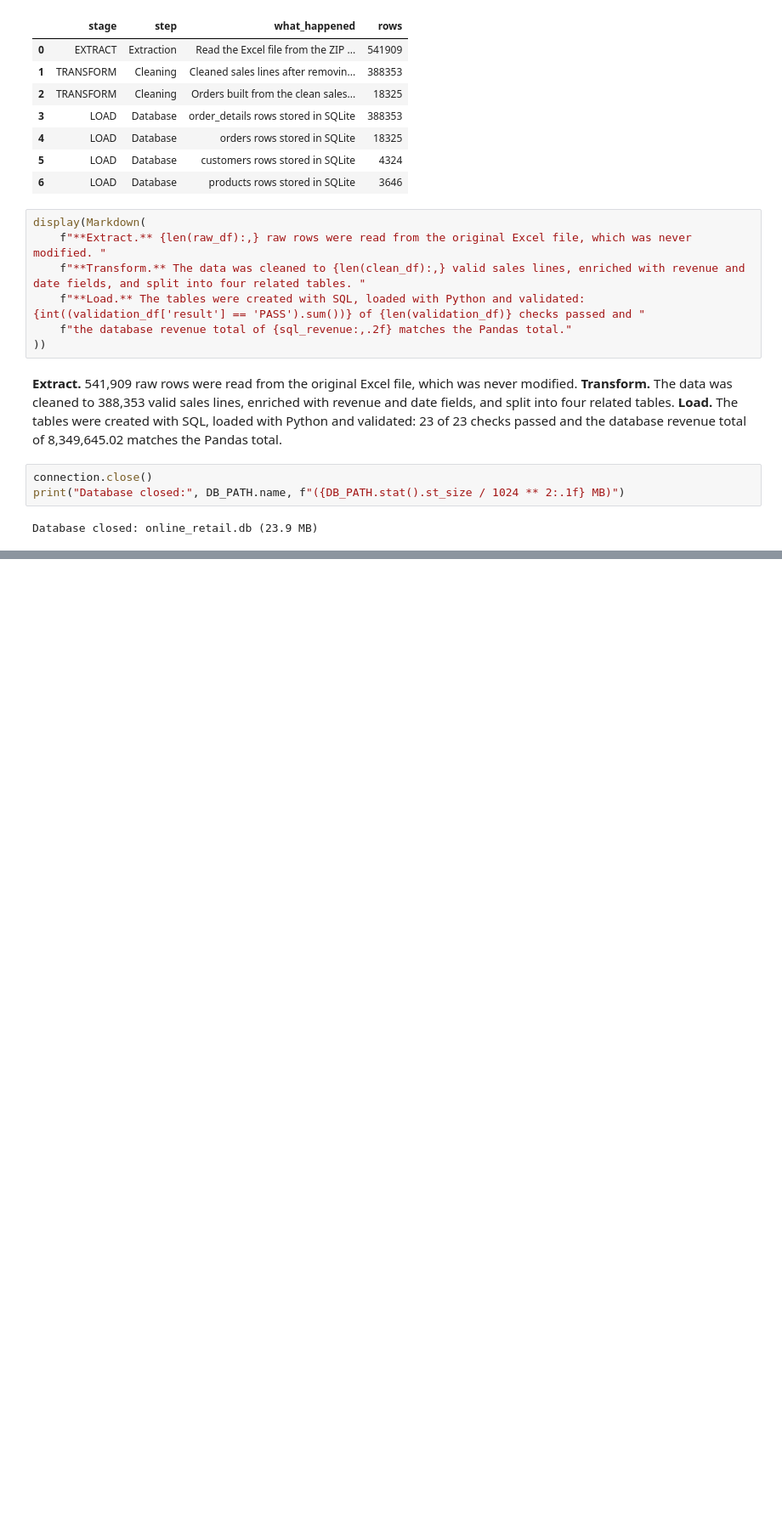
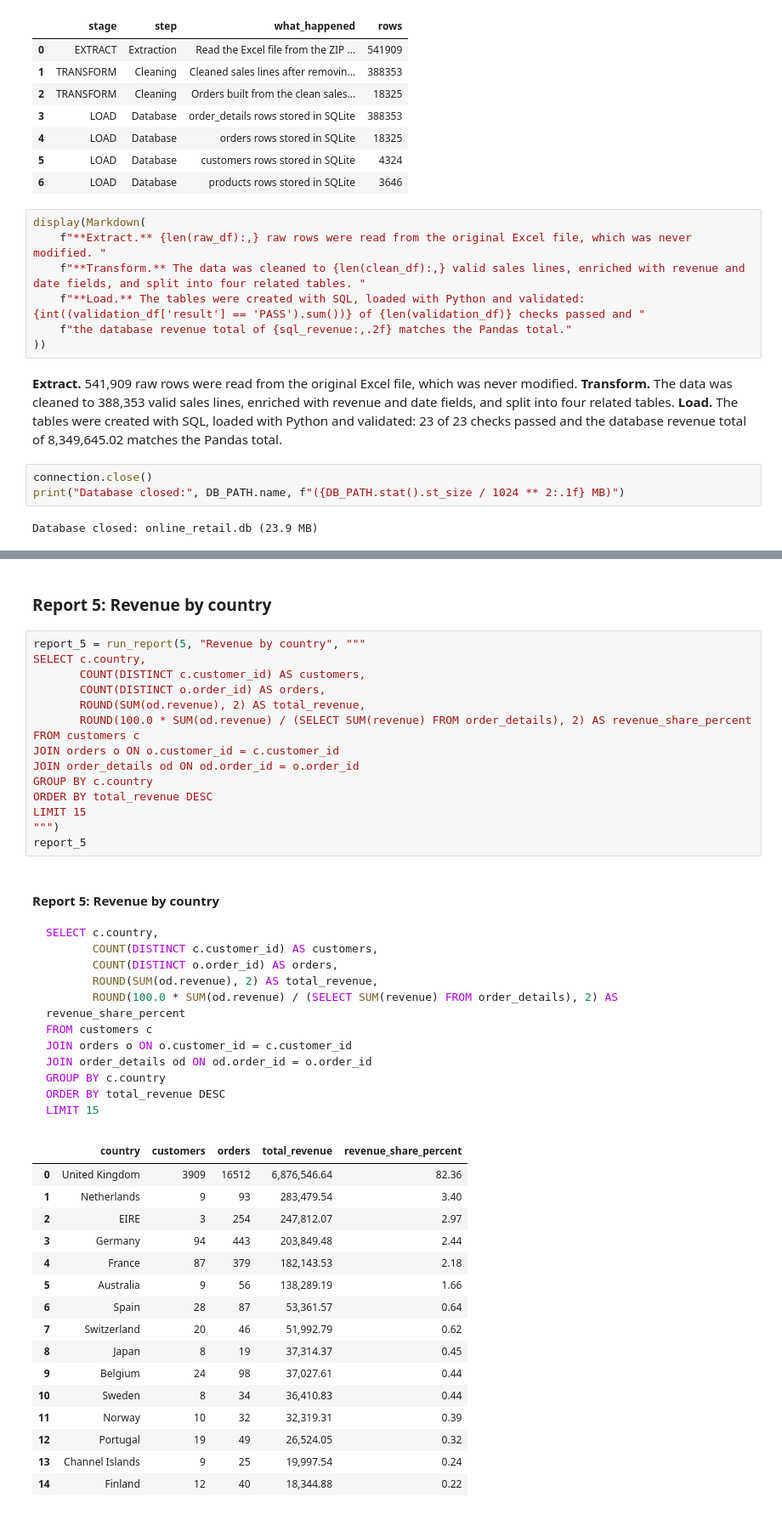
Before and after one commit to Sadveek/Data_python, a Jupyter notebook: Project_Retail.ipynb, the cells around one changed output, grey strips where cells are left out. Shown at 85% size. Saved outputs shown, nothing was run; the diff lists cells and outputs as text; blank space fills up the shorter version.

````diff
--- a/Project_Retail.ipynb
+++ b/Project_Retail.ipynb
@@ -2868,0 +3181,49 @@ Loaded Database
+# %% [markdown]
+### Report 5: Revenue by country
+# %%
+report_5 = run_report(5, "Revenue by country", """
+SELECT c.country,
+       COUNT(DISTINCT c.customer_id) AS customers,
+       COUNT(DISTINCT o.order_id) AS orders,
+       ROUND(SUM(od.revenue), 2) AS total_revenue,
+       ROUND(100.0 * SUM(od.revenue) / (SELECT SUM(revenue) FROM order_details), 2) AS revenue_share_percent
+FROM customers c
+JOIN orders o ON o.customer_id = c.customer_id
+JOIN order_details od ON od.order_id = o.order_id
+GROUP BY c.country
+ORDER BY total_revenue DESC
+LIMIT 15
+""")
+report_5
+# %% [output]
+#### Report 5: Revenue by country
+
+```sql
+SELECT c.country,
+       COUNT(DISTINCT c.customer_id) AS customers,
+       COUNT(DISTINCT o.order_id) AS orders,
+       ROUND(SUM(od.revenue), 2) AS total_revenue,
+       ROUND(100.0 * SUM(od.revenue) / (SELECT SUM(revenue) FROM order_details), 2) AS revenue_share_percent
+FROM customers c
+JOIN orders o ON o.customer_id = c.customer_id
+JOIN order_details od ON od.order_id = o.order_id
+GROUP BY c.country
+ORDER BY total_revenue DESC
+LIMIT 15
+```
+|  | country | customers | orders | total_revenue | revenue_share_percent |
+| 0 | United Kingdom | 3909 | 16512 | 6,876,546.64 | 82.36 |
+| 1 | Netherlands | 9 | 93 | 283,479.54 | 3.40 |
+| 2 | EIRE | 3 | 254 | 247,812.07 | 2.97 |
+| 3 | Germany | 94 | 443 | 203,849.48 | 2.44 |
+| 4 | France | 87 | 379 | 182,143.53 | 2.18 |
+| 5 | Australia | 9 | 56 | 138,289.19 | 1.66 |
+| 6 | Spain | 28 | 87 | 53,361.57 | 0.64 |
+| 7 | Switzerland | 20 | 46 | 51,992.79 | 0.62 |
+| 8 | Japan | 8 | 19 | 37,314.37 | 0.45 |
+| 9 | Belgium | 24 | 98 | 37,027.61 | 0.44 |
+| 10 | Sweden | 8 | 34 | 36,410.83 | 0.44 |
+| 11 | Norway | 10 | 32 | 32,319.31 | 0.39 |
+| 12 | Portugal | 19 | 49 | 26,524.05 | 0.32 |
+| 13 | Channel Islands | 9 | 25 | 19,997.54 | 0.24 |
+| 14 | Finland | 12 | 40 | 18,344.88 | 0.22 |
````
Also changed, not shown: parts of 75 cells of this notebook.
